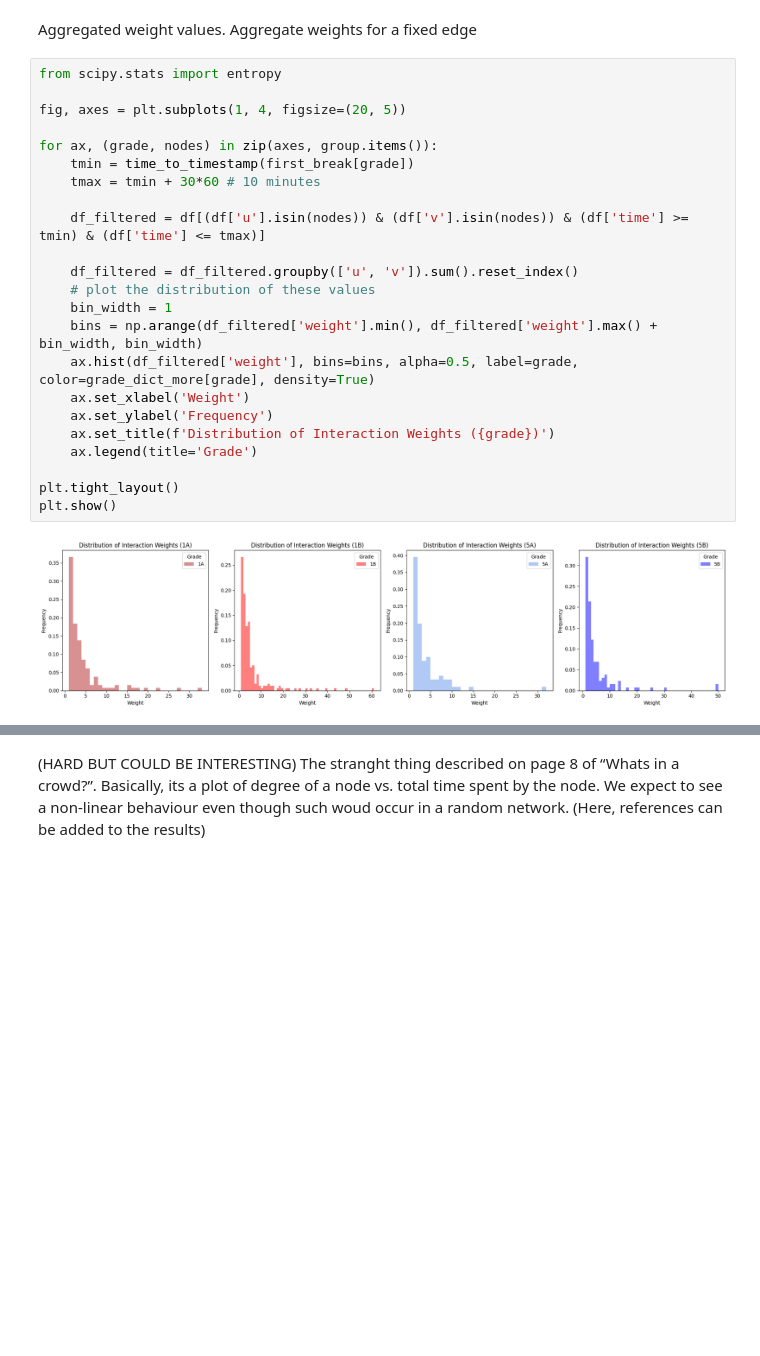
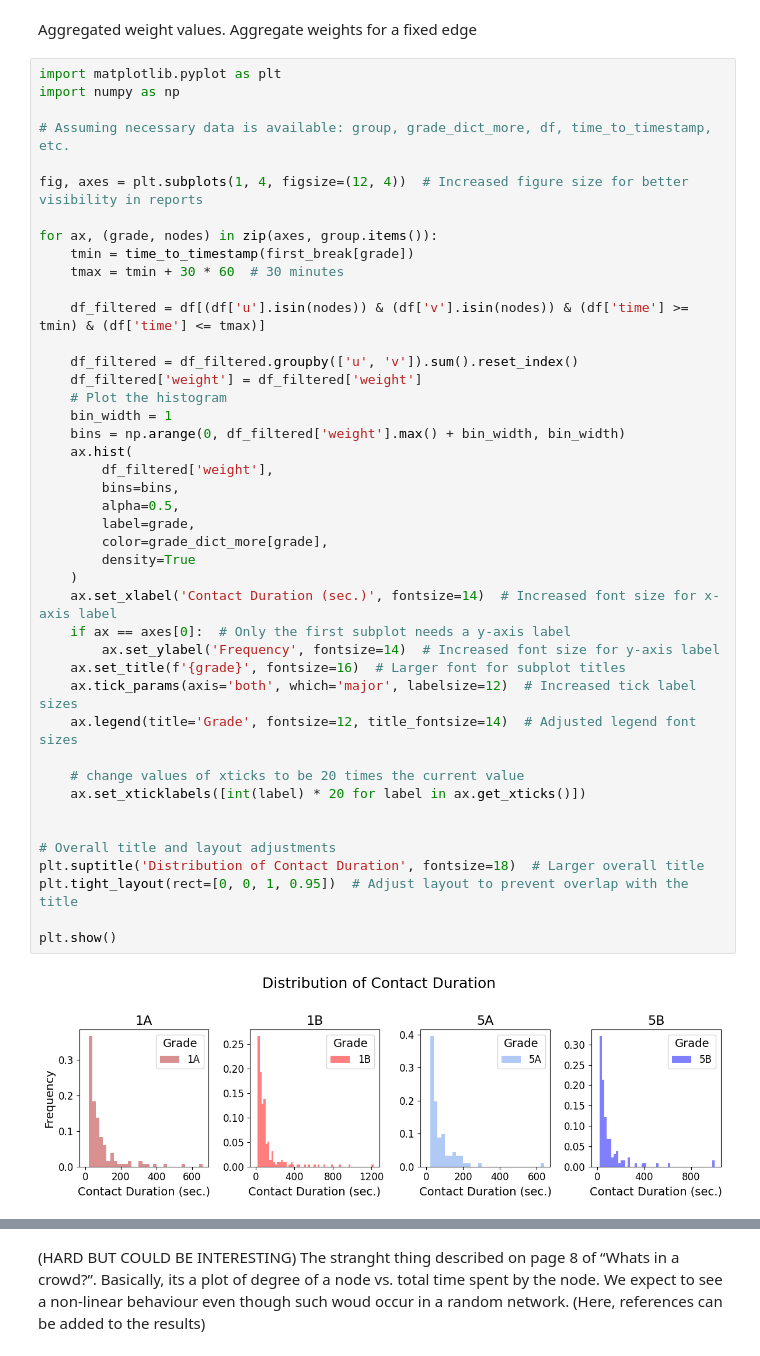
Before and after one commit to marjankowskam/COMP01234_coursework, a Jupyter notebook: task7.ipynb, the cells around one changed output, grey strips where cells are left out. Saved outputs shown, nothing was run; the diff lists cells and outputs as text; blank space fills up the shorter version.

```diff
--- a/task7.ipynb
+++ b/task7.ipynb
@@ -149,30 +149,50 @@ for grade, nodes in group.items():
 # %% [markdown]
 Aggregated weight values. Aggregate weights for a fixed edge
 # %%
-from scipy.stats import entropy
+import matplotlib.pyplot as plt
+import numpy as np
 
-fig, axes = plt.subplots(1, 4, figsize=(20, 5))
+# Assuming necessary data is available: group, grade_dict_more, df, time_to_timestamp, etc.
+
+fig, axes = plt.subplots(1, 4, figsize=(12, 4))  # Increased figure size for better visibility in reports
 
 for ax, (grade, nodes) in zip(axes, group.items()):
     tmin = time_to_timestamp(first_break[grade])
-    tmax = tmin + 30*60 # 10 minutes
+    tmax = tmin + 30 * 60  # 30 minutes
 
     df_filtered = df[(df['u'].isin(nodes)) & (df['v'].isin(nodes)) & (df['time'] >= tmin) & (df['time'] <= tmax)]
 
     df_filtered = df_filtered.groupby(['u', 'v']).sum().reset_index()
-    # plot the distribution of these values
+    df_filtered['weight'] = df_filtered['weight']
+    # Plot the histogram
     bin_width = 1
-    bins = np.arange(df_filtered['weight'].min(), df_filtered['weight'].max() + bin_width, bin_width)
-    ax.hist(df_filtered['weight'], bins=bins, alpha=0.5, label=grade, color=grade_dict_more[grade], density=True)
-    ax.set_xlabel('Weight')
-    ax.set_ylabel('Frequency')
-    ax.set_title(f'Distribution of Interaction Weights ({grade})')
-    ax.legend(title='Grade')
+    bins = np.arange(0, df_filtered['weight'].max() + bin_width, bin_width)
+    ax.hist(
+        df_filtered['weight'],
+        bins=bins,
+        alpha=0.5,
+        label=grade,
+        color=grade_dict_more[grade],
+        density=True
+    )
+    ax.set_xlabel('Contact Duration (sec.)', fontsize=14)  # Increased font size for x-axis label
+    if ax == axes[0]:  # Only the first subplot needs a y-axis label
+        ax.set_ylabel('Frequency', fontsize=14)  # Increased font size for y-axis label
+    ax.set_title(f'{grade}', fontsize=16)  # Larger font for subplot titles
+    ax.tick_params(axis='both', which='major', labelsize=12)  # Increased tick label sizes
+    ax.legend(title='Grade', fontsize=12, title_fontsize=14)  # Adjusted legend font sizes
 
-plt.tight_layout()
+    # change values of xticks to be 20 times the current value
+    ax.set_xticklabels([int(label) * 20 for label in ax.get_xticks()])
+
+
+# Overall title and layout adjustments
+plt.suptitle('Distribution of Contact Duration', fontsize=18)  # Larger overall title
+plt.tight_layout(rect=[0, 0, 1, 0.95])  # Adjust layout to prevent overlap with the title
+
 plt.show()
 # %% [output]
-[figure, old version]
+[figure, new version]
 # %%
 from scipy.stats import entropy
 
```
Also changed, not shown: parts of 6 cells of this notebook, 1 other file.
